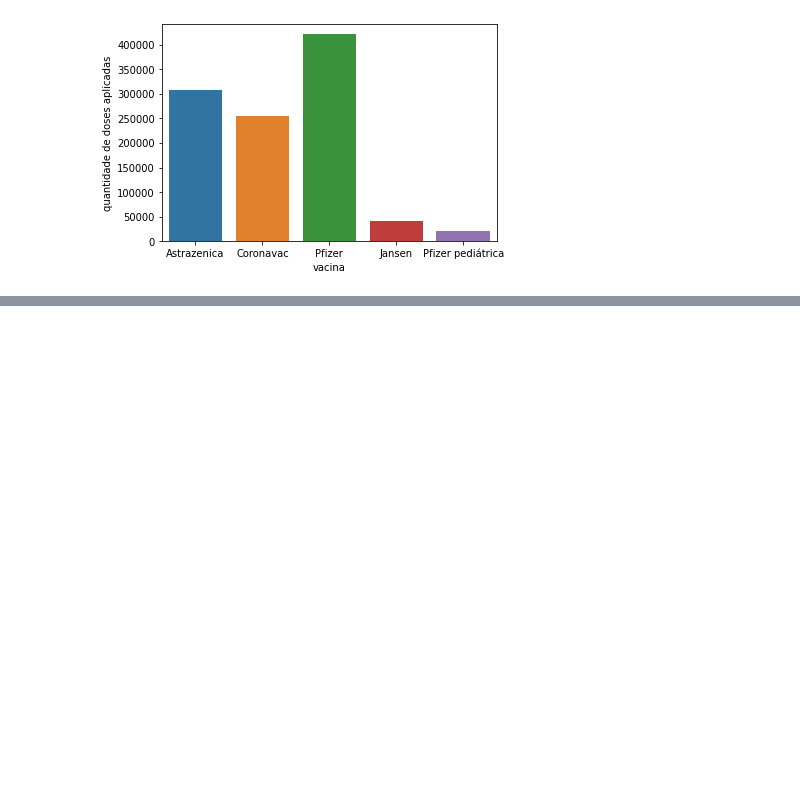
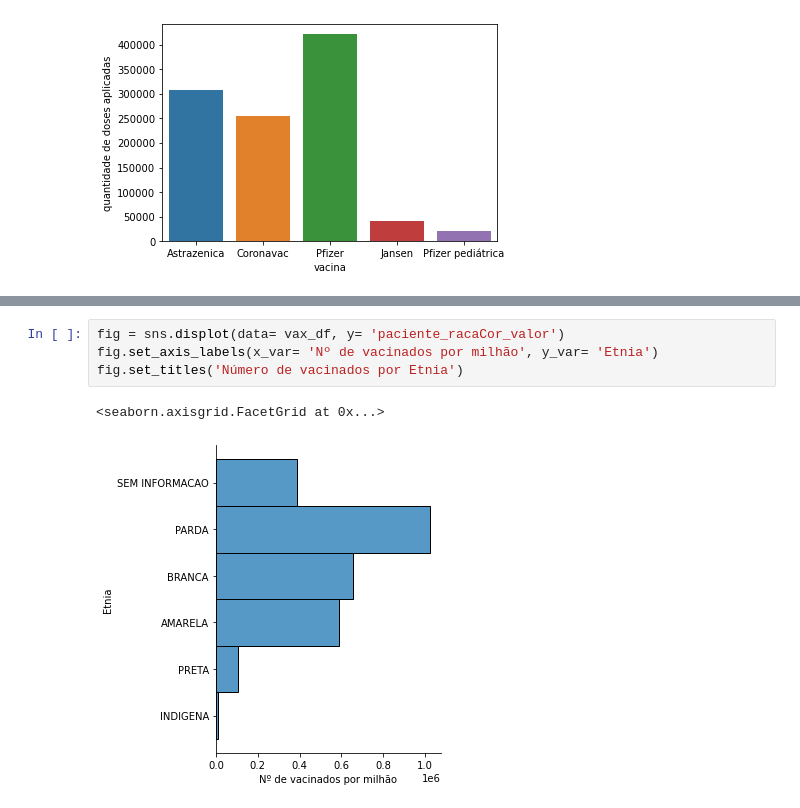
Before and after one commit to maxbarbosa/data-science-final-project, a Jupyter notebook: graphs.ipynb, the cells around one changed output, grey strips where cells are left out. Cells and saved outputs as stored; diff of their text form; blank space fills up the shorter version.

Commit message:
Adicionando gráfico de dispersão por etnia

```diff
--- a/graphs.ipynb
+++ b/graphs.ipynb
@@ -66,0 +80,7 @@ dtype: int64
+# %%
+fig = sns.displot(data= vax_df, y= 'paciente_racaCor_valor')
+fig.set_axis_labels(x_var= 'Nº de vacinados por milhão', y_var= 'Etnia')
+fig.set_titles('Número de vacinados por Etnia')
+# %% [output]
+<seaborn.axisgrid.FacetGrid at 0x...>
+[figure, added]
```
Also changed, not shown: parts of 5 cells of this notebook.
